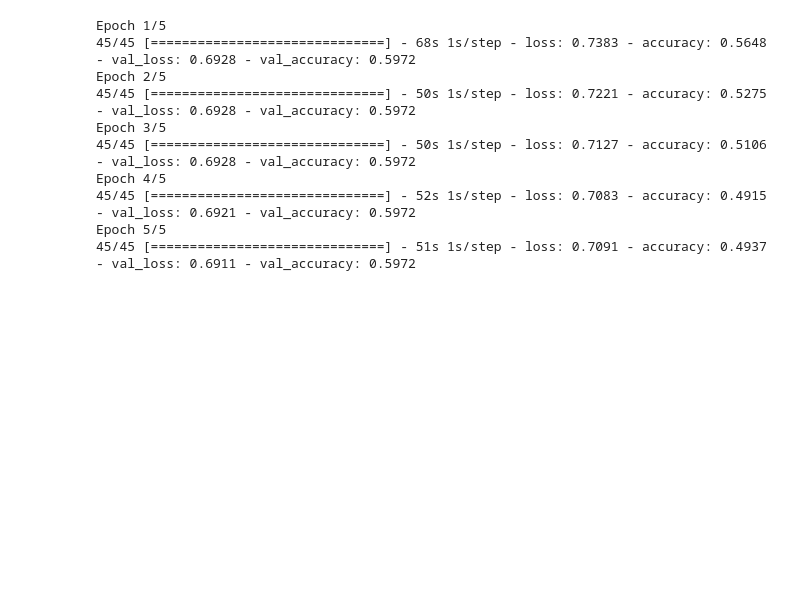
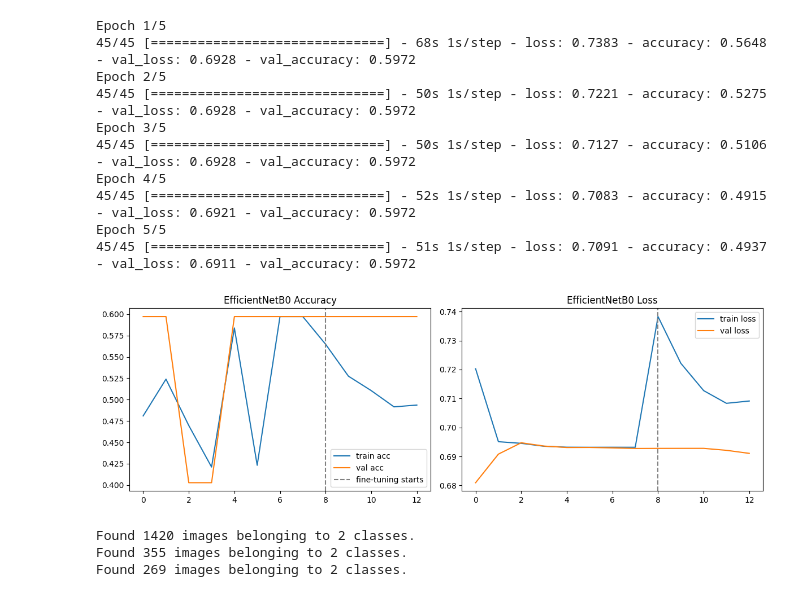
Before and after one commit to inshaafbeast-oss/snake-venom-classifier, a Jupyter notebook: notebooks/03_transfer_learning.ipynb, the cells around one changed output. Cells and saved outputs as stored; diff of their text form; code cells hidden in the pictures; blank space fills up the shorter version.

```diff
--- a/notebooks/03_transfer_learning.ipynb
+++ b/notebooks/03_transfer_learning.ipynb
@@ -290,3 +290,29 @@ Epoch 4/5
 45/45 [==============================] - 52s 1s/step - loss: 0.7083 - accuracy: 0.4915 - val_loss: 0.6921 - val_accuracy: 0.5972
 Epoch 5/5
 45/45 [==============================] - 51s 1s/step - loss: 0.7091 - accuracy: 0.4937 - val_loss: 0.6911 - val_accuracy: 0.5972
+# %%
+acc = history3.history['accuracy'] + history4.history['accuracy']
+val_acc = history3.history['val_accuracy'] + history4.history['val_accuracy']
+loss = history3.history['loss'] + history4.history['loss']
+val_loss = history3.history['val_loss'] + history4.history['val_loss']
+
+plt.figure(figsize=(12,4))
+plt.subplot(1,2,1)
+plt.plot(acc, label='train acc')
+plt.plot(val_acc, label='val acc')
+plt.axvline(x=len(history3.history['accuracy']), color='gray', linestyle='--', label='fine-tuning starts')
+plt.title('EfficientNetB0 Accuracy')
+plt.legend()
+
+plt.subplot(1,2,2)
+plt.plot(loss, label='train loss')
+plt.plot(val_loss, label='val loss')
+plt.axvline(x=len(history3.history['loss']), color='gray', linestyle='--')
+plt.title('EfficientNetB0 Loss')
+plt.legend()
+
+plt.tight_layout()
+plt.savefig('../notebooks/efficientnet_training_curves.png', dpi=150)
+plt.show()
+# %% [output]
+[figure, added]
@@ -292,0 +321,29 @@ Epoch 5/5
+# %%
+train_datagen_eff = ImageDataGenerator(
+    rotation_range=20,
+    width_shift_range=0.1,
+    height_shift_range=0.1,
+    zoom_range=0.15,
+    horizontal_flip=True,
+    brightness_range=[0.8, 1.2],
+    validation_split=0.2
+    # NOTE: no rescale=1./255 here — EfficientNetB0 handles that internally
+)
+test_datagen_eff = ImageDataGenerator()  # no rescale here either
+
+train_gen_eff = train_datagen_eff.flow_from_directory(
+    f'{data_dir}/train', target_size=img_size, batch_size=batch_size,
+    class_mode='binary', subset='training'
+)
+val_gen_eff = train_datagen_eff.flow_from_directory(
+    f'{data_dir}/train', target_size=img_size, batch_size=batch_size,
+    class_mode='binary', subset='validation'
+)
+test_gen_eff = test_datagen_eff.flow_from_directory(
+    f'{data_dir}/test', target_size=img_size, batch_size=batch_size,
+    class_mode='binary', shuffle=False
+)
+# %% [output]
+Found 1420 images belonging to 2 classes.
+Found 355 images belonging to 2 classes.
+Found 269 images belonging to 2 classes.
```
Also changed, not shown: parts of 6 cells of this notebook, 1 other file.
